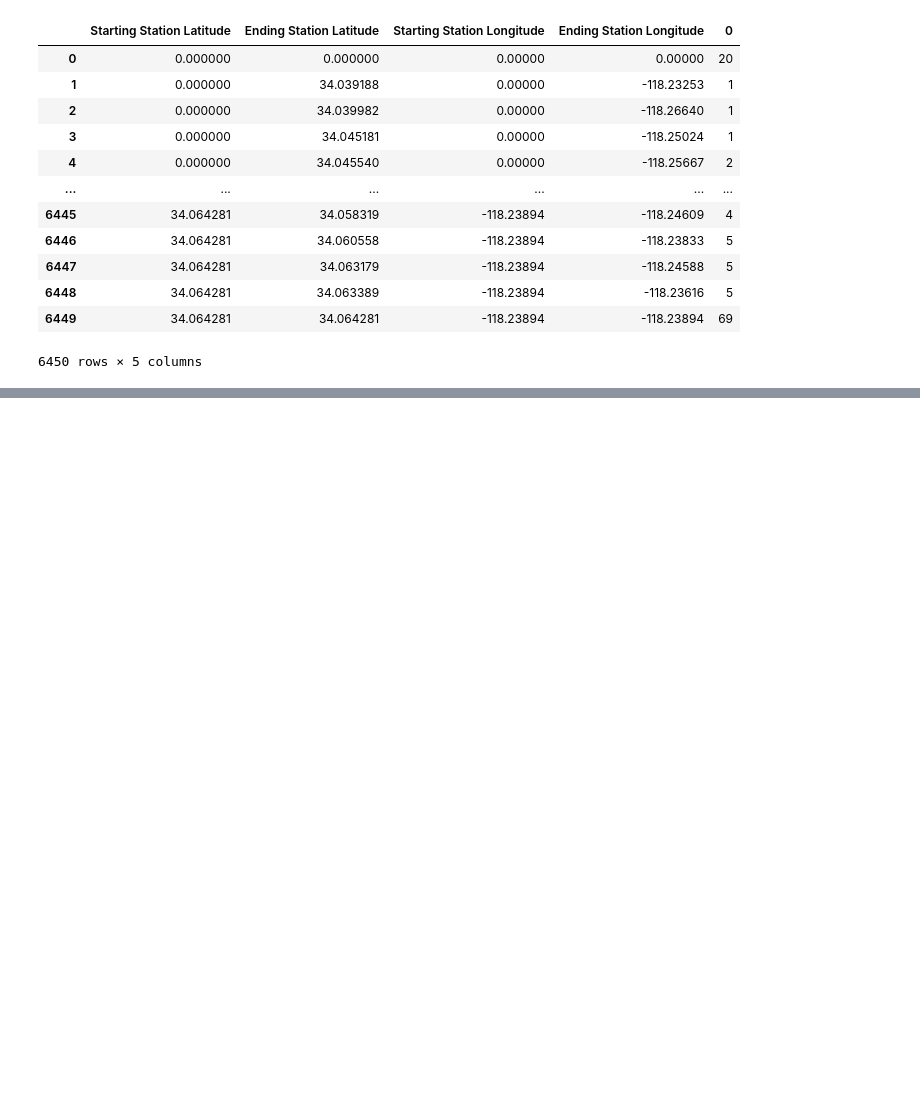
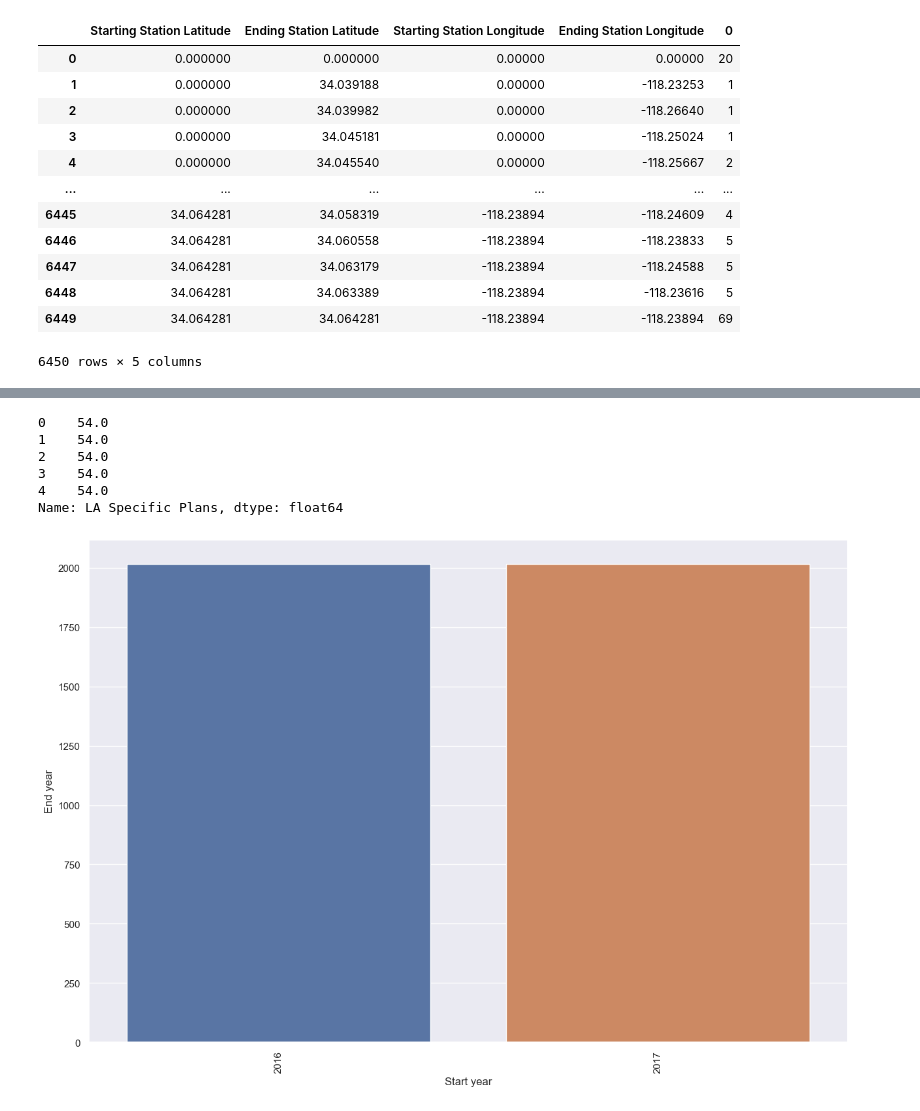
Before and after one commit to Sugandaram/metro-bike-share-trip-data_Omdena-LosAngeles, a Jupyter notebook: metro-bike-share-trip-data.ipynb, the cells around one changed output, grey strips where cells are left out. Cells and saved outputs as stored; diff of their text form; code cells hidden in the pictures; blank space fills up the shorter version.

```diff
--- a/metro-bike-share-trip-data.ipynb
+++ b/metro-bike-share-trip-data.ipynb
@@ -661,0 +676,15 @@ MB5[['Starting Station Latitude','Ending Station Latitude', 'Starting Station Lo
+# %%
+MB5["LA Specific Plans"].head()
+# %% [output]
+0    54.0
+1    54.0
+2    54.0
+3    54.0
+4    54.0
+Name: LA Specific Plans, dtype: float64
+# %%
+sns.set(rc={"figure.figsize" :(15,10)})
+ax = sns.barplot(data=MB5,x='Start year',y='End year')
+ax.tick_params(axis='x',rotation=90)
+# %% [output]
+[figure, added]
```
Also changed, not shown: parts of 16 cells of this notebook.
